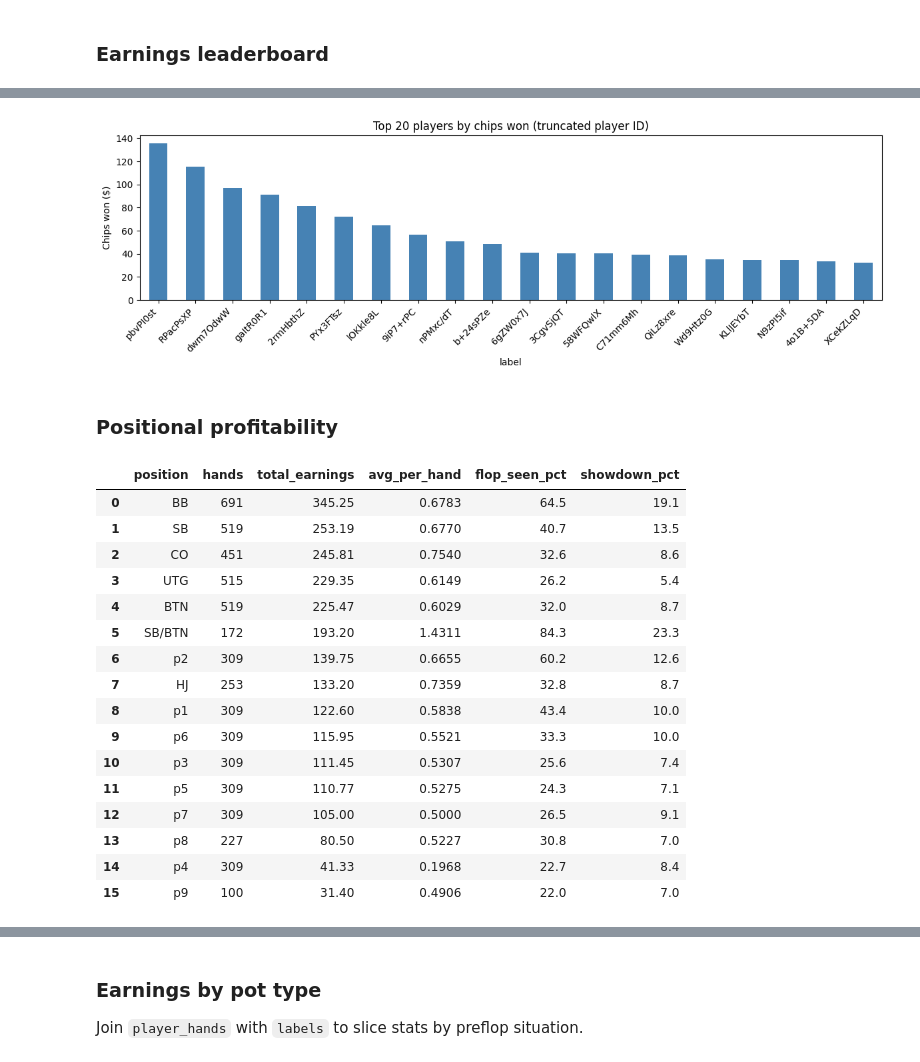
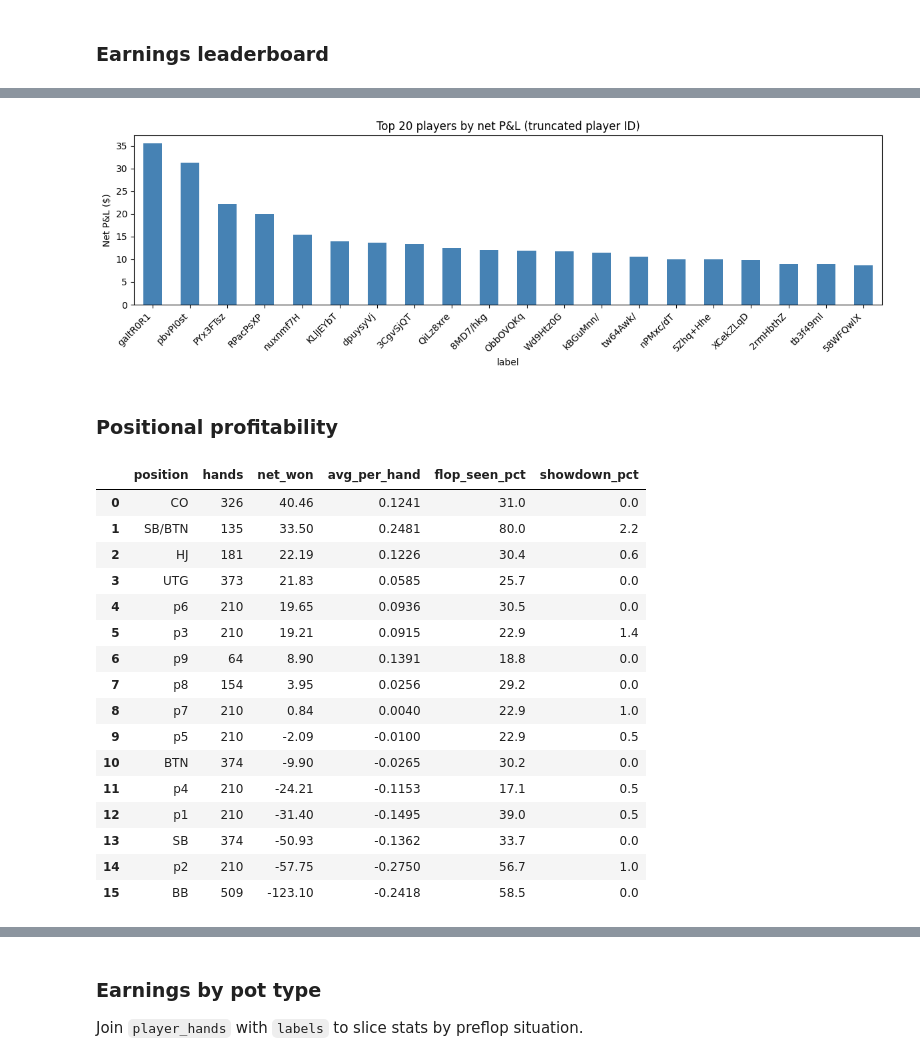
Before and after one commit to ScottBorland/Poker-Dataset-Analysis, a Jupyter notebook: notebooks/exploration.ipynb, the cells around one changed output, grey strips where cells are left out. Drawn from its saved outputs; the diff is of its cells as text; code cells hidden in the pictures.

```diff
--- a/notebooks/exploration.ipynb
+++ b/notebooks/exploration.ipynb
@@ -202,21 +202,21 @@ print(f'{n_rows:,} player-hand rows across {n_hands:,} hands')
 # %% [markdown]
 ### Earnings leaderboard
 # %%
-# NOTE: the winnings field is gross pot winnings (chips raked in when you win a hand).
-# Losers show 0.0, not a negative value, so a true P&L requires subtracting chips invested
-# from actions. This leaderboard ranks players by total chips won from pots.
 earnings = pd.read_sql("""
     SELECT player_id,
-           COUNT(*)                        hands_won,
-           ROUND(SUM(winnings), 2)         chips_won,
-           ROUND(AVG(winnings), 4)         avg_per_hand
+           COUNT(*)                        hands,
+           ROUND(SUM(net_won), 2)          net_won,
+           ROUND(AVG(net_won), 4)          avg_per_hand
     FROM player_hands
-    WHERE winnings > 0
+    WHERE net_won IS NOT NULL
     GROUP BY player_id
-    HAVING hands_won >= 5
-    ORDER BY chips_won DESC
+    HAVING hands >= 5
+    ORDER BY net_won DESC
 """, con)
 
-print(f'Players with 5+ pots won: {len(earnings)}')
+print(f'Players with 5+ hands (net P&L): {len(earnings)}')
 display(earnings.head(15))
+print()
+print('Top 10 losers:')
+display(earnings.tail(10).iloc[::-1].reset_index(drop=True))
 # %% [output]
@@ -240,48 +252,48 @@ Players with 5+ pots won: 53
 # %%
 top20 = earnings.head(20).copy()
 top20['label'] = top20['player_id'].str[:8]
-top20.set_index('label')['chips_won'].plot(
+top20.set_index('label')['net_won'].plot(
     kind='bar', figsize=(12, 4), color='steelblue',
-    title='Top 20 players by chips won (truncated player ID)')
-plt.ylabel('Chips won ($)')
+    title='Top 20 players by net P&L (truncated player ID)')
+plt.ylabel('Net P&L ($)')
 plt.xticks(rotation=45, ha='right')
 plt.tight_layout()
 plt.show()
 # %% [output]
-[figure, old version]
+[figure, new version]
 # %% [markdown]
 ### Positional profitability
 # %%
 pos_stats = pd.read_sql("""
     SELECT position,
            COUNT(*)                                              hands,
-           ROUND(SUM(winnings), 2)                              total_earnings,
-           ROUND(SUM(winnings) /
-                 SUM(CASE WHEN winnings IS NOT NULL THEN 1 END), 4) avg_per_hand,
+           ROUND(SUM(net_won), 2)                               net_won,
+           ROUND(AVG(net_won), 4)                               avg_per_hand,
            ROUND(100.0 * SUM(saw_flop)   / COUNT(*), 1)        flop_seen_pct,
            ROUND(100.0 * SUM(went_to_sd) / COUNT(*), 1)        showdown_pct
     FROM player_hands
-    GROUP BY position ORDER BY total_earnings DESC
+    WHERE net_won IS NOT NULL
+    GROUP BY position ORDER BY net_won DESC
 """, con)
 pos_stats
 # %% [output]
-|  | position | hands | total_earnings | avg_per_hand | flop_seen_pct | showdown_pct |
-| 0 | BB | 691 | 345.25 | 0.6783 | 64.5 | 19.1 |
-| 1 | SB | 519 | 253.19 | 0.6770 | 40.7 | 13.5 |
-| 2 | CO | 451 | 245.81 | 0.7540 | 32.6 | 8.6 |
-| 3 | UTG | 515 | 229.35 | 0.6149 | 26.2 | 5.4 |
-| 4 | BTN | 519 | 225.47 | 0.6029 | 32.0 | 8.7 |
-| 5 | SB/BTN | 172 | 193.20 | 1.4311 | 84.3 | 23.3 |
-| 6 | p2 | 309 | 139.75 | 0.6655 | 60.2 | 12.6 |
-| 7 | HJ | 253 | 133.20 | 0.7359 | 32.8 | 8.7 |
-| 8 | p1 | 309 | 122.60 | 0.5838 | 43.4 | 10.0 |
-| 9 | p6 | 309 | 115.95 | 0.5521 | 33.3 | 10.0 |
-| 10 | p3 | 309 | 111.45 | 0.5307 | 25.6 | 7.4 |
-| 11 | p5 | 309 | 110.77 | 0.5275 | 24.3 | 7.1 |
-| 12 | p7 | 309 | 105.00 | 0.5000 | 26.5 | 9.1 |
-| 13 | p8 | 227 | 80.50 | 0.5227 | 30.8 | 7.0 |
-| 14 | p4 | 309 | 41.33 | 0.1968 | 22.7 | 8.4 |
-| 15 | p9 | 100 | 31.40 | 0.4906 | 22.0 | 7.0 |
+|  | position | hands | net_won | avg_per_hand | flop_seen_pct | showdown_pct |
+| 0 | CO | 326 | 40.46 | 0.1241 | 31.0 | 0.0 |
+| 1 | SB/BTN | 135 | 33.50 | 0.2481 | 80.0 | 2.2 |
+| 2 | HJ | 181 | 22.19 | 0.1226 | 30.4 | 0.6 |
+| 3 | UTG | 373 | 21.83 | 0.0585 | 25.7 | 0.0 |
+| 4 | p6 | 210 | 19.65 | 0.0936 | 30.5 | 0.0 |
+| 5 | p3 | 210 | 19.21 | 0.0915 | 22.9 | 1.4 |
+| 6 | p9 | 64 | 8.90 | 0.1391 | 18.8 | 0.0 |
+| 7 | p8 | 154 | 3.95 | 0.0256 | 29.2 | 0.0 |
+| 8 | p7 | 210 | 0.84 | 0.0040 | 22.9 | 1.0 |
+| 9 | p5 | 210 | -2.09 | -0.0100 | 22.9 | 0.5 |
+| 10 | BTN | 374 | -9.90 | -0.0265 | 30.2 | 0.0 |
+| 11 | p4 | 210 | -24.21 | -0.1153 | 17.1 | 0.5 |
+| 12 | p1 | 210 | -31.40 | -0.1495 | 39.0 | 0.5 |
+| 13 | SB | 374 | -50.93 | -0.1362 | 33.7 | 0.0 |
+| 14 | p2 | 210 | -57.75 | -0.2750 | 56.7 | 1.0 |
+| 15 | BB | 509 | -123.10 | -0.2418 | 58.5 | 0.0 |
 # %%
 pos_order = [p for p in ['BTN','CO','HJ','UTG','SB','BB','SB/BTN']
              if p in pos_stats['position'].values]
```
Also changed, not shown: parts of 4 cells of this notebook, 2 other files.
